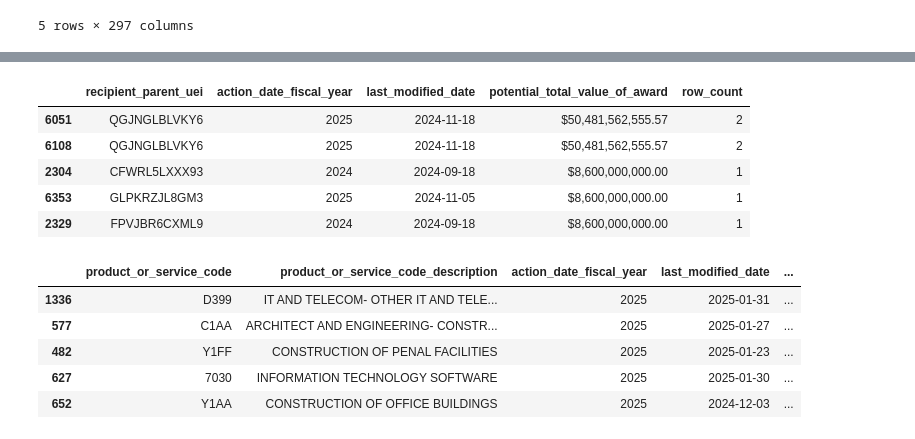
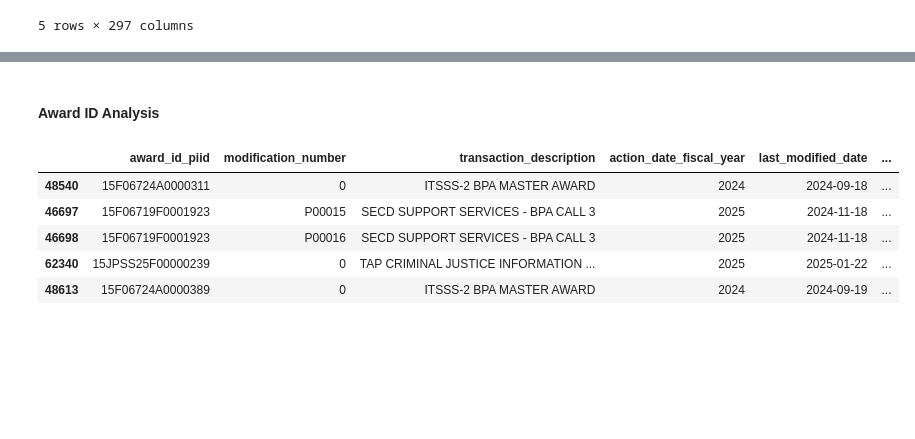
Before and after one commit to seanwhaley/USASpending, a Jupyter notebook: analysis/USA_Spending_Summary_Analysis.ipynb, the cells around one changed output, grey strips where cells are left out. Cells and saved outputs as stored; diff of their text form; code cells hidden in the pictures; blank space fills up the shorter version.

```diff
--- a/analysis/USA_Spending_Summary_Analysis.ipynb
+++ b/analysis/USA_Spending_Summary_Analysis.ipynb
@@ -200,54 +244,13 @@ df_grouped_recipient_uei_max_last_modified.head()
-# %%
-# 3. group by recipient_parent_uei and max(last_modified) and return max(potential_total_value_of_award) count(rows)
-
-# Group by recipient_parent_uei and get max last_modified_date
-df_grouped_recipient_parent_uei = df_narrow.groupby('recipient_parent_uei')['last_modified_date'].max().reset_index()
-# Merge to get potential_total_value_of_award for max last_modified_date
-df_grouped_recipient_parent_uei_max_last_modified = pd.merge(df_narrow, df_grouped_recipient_parent_uei, on=['recipient_parent_uei', 'last_modified_date'], how='inner')
-# Group by recipient_parent_uei to get the number of rows
-row_counts = df_grouped_recipient_parent_uei_max_last_modified.groupby('recipient_parent_uei').size().reset_index(name='row_count')
-# Merge row counts back to the main DataFrame
-df_grouped_recipient_parent_uei_max_last_modified = pd.merge(df_grouped_recipient_parent_uei_max_last_modified, row_counts, on='recipient_parent_uei', how='inner')
-# Select relevant columns and sort
-df_grouped_recipient_parent_uei_max_last_modified = df_grouped_recipient_parent_uei_max_last_modified[['recipient_parent_uei', 'action_date_fiscal_year', 'last_modified_date', 'potential_total_value_of_award', 'row_count']].sort_values(by='potential_total_value_of_award', ascending=False)
-
-# format the potential_total_value_of_award_sum column as currency
-df_grouped_recipient_parent_uei_max_last_modified['potential_total_value_of_award'] = df_grouped_recipient_parent_uei_max_last_modified['potential_total_value_of_award'].map('${:,.2f}'.format)
-# format the last_modified_date_max column as date
-df_grouped_recipient_parent_uei_max_last_modified['last_modified_date'] = df_grouped_recipient_parent_uei_max_last_modified['last_modified_date'].dt.strftime('%Y-%m-%d')
-
-df_grouped_recipient_parent_uei_max_last_modified.head()
-# %% [output]
-|  | recipient_parent_uei | action_date_fiscal_year | last_modified_date | potential_total_value_of_award | row_count |
-| 6051 | QGJNGLBLVKY6 | 2025 | 2024-11-18 | $50,481,562,555.57 | 2 |
-| 6108 | QGJNGLBLVKY6 | 2025 | 2024-11-18 | $50,481,562,555.57 | 2 |
-| 2304 | CFWRL5LXXX93 | 2024 | 2024-09-18 | $8,600,000,000.00 | 1 |
-| 6353 | GLPKRZJL8GM3 | 2025 | 2024-11-05 | $8,600,000,000.00 | 1 |
-| 2329 | FPVJBR6CXML9 | 2024 | 2024-09-18 | $8,600,000,000.00 | 1 |
-# %%
-# 4. group by product_or_service_code and max(last_modified) and return max(potential_total_value_of_award) count(rows)
-
-# Group by product_or_service_code and get max last_modified_date
-df_grouped_product_or_service_code = df_narrow.groupby('product_or_service_code')['last_modified_date'].max().reset_index()
-# Merge to get potential_total_value_of_award for max last_modified_date
-df_grouped_product_or_service_code_max_last_modified = pd.merge(df_narrow, df_grouped_product_or_service_code, on=['product_or_service_code', 'last_modified_date'], how='inner')
-# Group by product_or_service_code to get the number of rows
-row_counts = df_grouped_product_or_service_code_max_last_modified.groupby('product_or_service_code').size().reset_index(name='row_count')
-# Merge row counts back to the main DataFrame
-df_grouped_product_or_service_code_max_last_modified = pd.merge(df_grouped_product_or_service_code_max_last_modified, row_counts, on='product_or_service_code', how='inner')
-# Select relevant columns and sort
-df_grouped_product_or_service_code_max_last_modified = df_grouped_product_or_service_code_max_last_modified[['product_or_service_code', 'product_or_service_code_description', 'action_date_fiscal_year', 'last_modified_date', 'potential_total_value_of_award', 'row_count']].sort_values(by='potential_total_value_of_award', ascending=False)
-
-# format the potential_total_value_of_award_sum column as currency
-df_grouped_product_or_service_code_max_last_modified['potential_total_value_of_award'] = df_grouped_product_or_service_code_max_last_modified['potential_total_value_of_award'].map('${:,.2f}'.format)
-# format the last_modified_date_max column as date
-df_grouped_product_or_service_code_max_last_modified['last_modified_date'] = df_grouped_product_or_service_code_max_last_modified['last_modified_date'].dt.strftime('%Y-%m-%d')
-
-df_grouped_product_or_service_code_max_last_modified.head()
-# %% [output]
-|  | product_or_service_code | product_or_service_code_description | action_date_fiscal_year | last_modified_date | ... |
-| 1336 | D399 | IT AND TELECOM- OTHER IT AND TELE... | 2025 | 2025-01-31 | ... |
-| 577 | C1AA | ARCHITECT AND ENGINEERING- CONSTR... | 2025 | 2025-01-27 | ... |
-| 482 | Y1FF | CONSTRUCTION OF PENAL FACILITIES | 2025 | 2025-01-23 | ... |
-| 627 | 7030 | INFORMATION TECHNOLOGY SOFTWARE | 2025 | 2025-01-30 | ... |
-| 652 | Y1AA | CONSTRUCTION OF OFFICE BUILDINGS | 2025 | 2024-12-03 | ... |
+# %% [markdown]
+#### Award ID Analysis
+# %%
+# 1. group by award_id_piid and max(last_modified) and return max(potential_total_value_of_award) count(rows)
+df_grouped_award_id = get_most_recent_potential_value(df_narrow, 'award_id_piid')
+df_grouped_award_id.head()
+# %% [output]
+|  | award_id_piid | modification_number | transaction_description | action_date_fiscal_year | last_modified_date | ... |
+| 48540 | 15F06724A0000311 | 0 | ITSSS-2 BPA MASTER AWARD | 2024 | 2024-09-18 | ... |
+| 46697 | 15F06719F0001923 | P00015 | SECD SUPPORT SERVICES - BPA CALL 3 | 2025 | 2024-11-18 | ... |
+| 46698 | 15F06719F0001923 | P00016 | SECD SUPPORT SERVICES - BPA CALL 3 | 2025 | 2024-11-18 | ... |
+| 62340 | 15JPSS25F00000239 | 0 | TAP CRIMINAL JUSTICE INFORMATION ... | 2025 | 2025-01-22 | ... |
+| 48613 | 15F06724A0000389 | 0 | ITSSS-2 BPA MASTER AWARD | 2024 | 2024-09-19 | ... |
```
Also changed, not shown: parts of 23 cells of this notebook, 1 other file.
